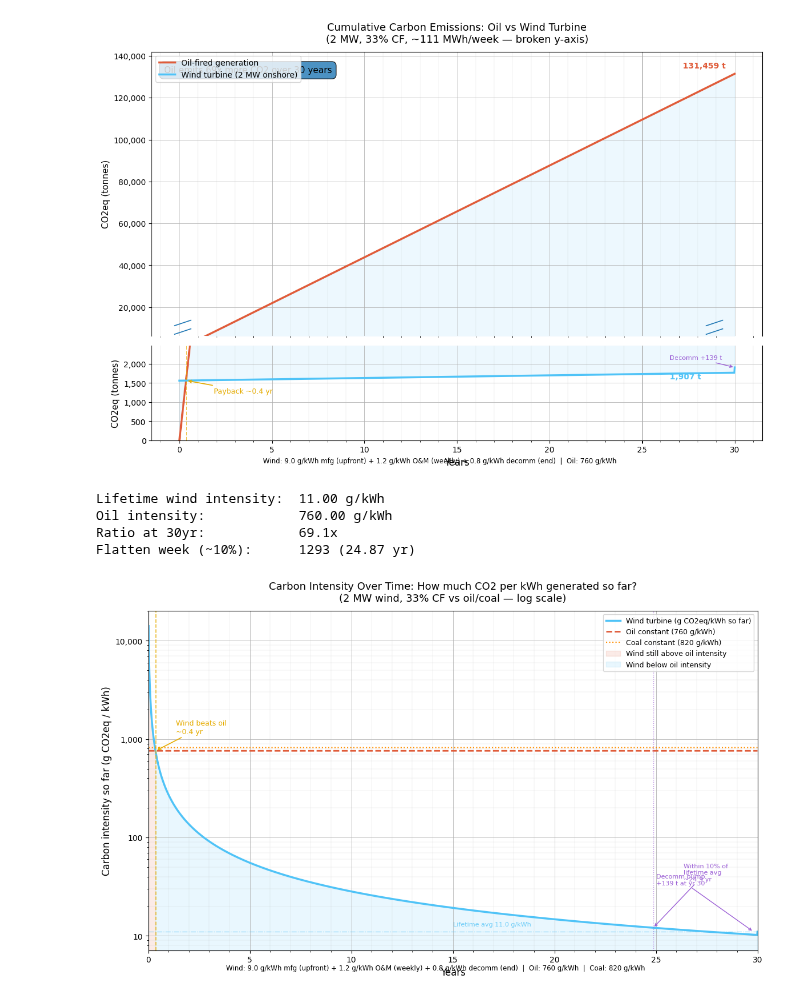
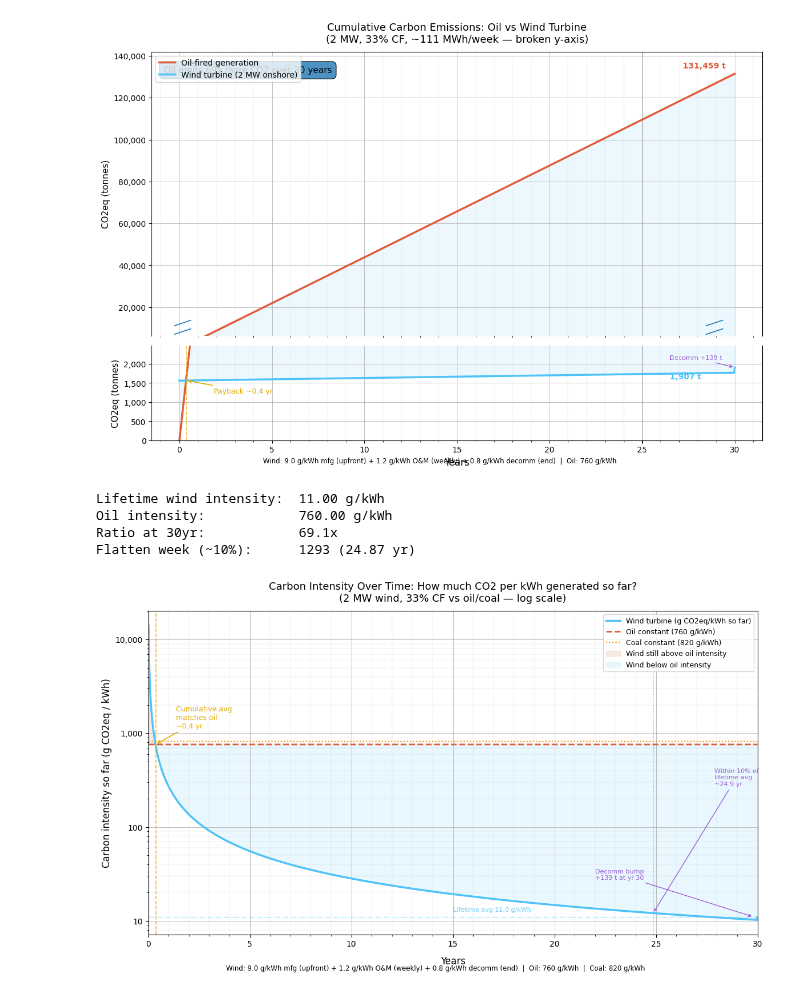
Before and after one commit to lookbusy1344/Relativity, a Jupyter notebook: Python/Carbon.ipynb, the cells around one changed output. Cells and saved outputs as stored; diff of their text form; code cells hidden in the pictures.

Commit message:
fix(Carbon): spread cluttered annotations and fix x-axis label overlap on intensity chart

```diff
--- a/Python/Carbon.ipynb
+++ b/Python/Carbon.ipynb
@@ -265,7 +269,7 @@ with np.errstate(divide="ignore", invalid="ignore"):
     )
 
 # Oil intensity is constant at OIL_KG_PER_MWH by construction
-# Wind intensity starts very high and decays toward ~10 g/kWh
+# Wind intensity starts very high and decays toward ~11 g/kWh (lifetime average)
 
 years_axis = weeks / 52
 
@@ -318,6 +322,7 @@ ax.semilogy(
 ax.fill_between(
     years_axis[1:],
     wind_intensity[1:],
+    OIL_KG_PER_MWH,
     where=wind_intensity[1:] > OIL_KG_PER_MWH,
     alpha=0.12,
     color=COLOR_OIL,
@@ -326,6 +331,7 @@ ax.fill_between(
 ax.fill_between(
     years_axis[1:],
     wind_intensity[1:],
+    OIL_KG_PER_MWH,
     where=wind_intensity[1:] <= OIL_KG_PER_MWH,
     alpha=0.12,
     color=COLOR_WIND,
@@ -340,7 +346,7 @@ if crossover:
         x=crossover_yr, color="#e6ac00", linewidth=1.2, linestyle="--", alpha=0.8
     )
     ax.annotate(
-        f"Wind beats oil\n~{crossover_yr:.1f} yr",
+        f"Cumulative avg\nmatches oil\n~{crossover_yr:.1f} yr",
         xy=(crossover_yr, OIL_KG_PER_MWH),
         xytext=(crossover_yr + 1.0, OIL_KG_PER_MWH * 1.5),
         color="#e6ac00",
@@ -348,7 +354,7 @@ if crossover:
         arrowprops=dict(arrowstyle="->", color="#e6ac00", lw=1.2),
     )
 
-# Mark flatten point
+# Mark flatten point — text placed in the mid log-range to avoid the crowded bottom
 if flatten_years:
     ax.axvline(
         x=flatten_years, color="#9c5fd6", linewidth=1.0, linestyle=":", alpha=0.7
@@ -356,17 +362,18 @@ if flatten_years:
     ax.annotate(
         f"Within 10% of\nlifetime avg\n~{flatten_years:.1f} yr",
         xy=(flatten_years, wind_intensity[flatten_week]),
-        xytext=(flatten_years + 1.5, wind_intensity[flatten_week] * 3),
+        xytext=(flatten_years + 3.0, lifetime_wind_intensity * 25),
         color="#9c5fd6",
         fontsize=8,
         arrowprops=dict(arrowstyle="->", color="#9c5fd6", lw=1.0),
     )
 
-# Decommissioning blip annotation
+# Decommissioning blip annotation — text anchored just above lifetime avg to
+# keep it well below the "Within 10%" label above
 ax.annotate(
     f"Decomm bump\n+{wind_decomm_kg / 1000:.0f} t at yr 30",
     xy=(29.8, wind_intensity[WEEKS]),
-    xytext=(25.0, wind_intensity[WEEKS] * 3),
+    xytext=(22.0, lifetime_wind_intensity * 2.5),
     color="#9c5fd6",
     fontsize=8,
     arrowprops=dict(arrowstyle="->", color="#9c5fd6", lw=1.0),
@@ -391,37 +398,37 @@ ax.text(
 )
 
 # Axes
-ax.set_xlabel("Years", fontsize=12)
+ax.set_xlabel("Years", fontsize=12, labelpad=10)
 ax.set_ylabel("Carbon intensity so far (g CO2eq / kWh)", fontsize=12)
 ax.set_title(
     "Carbon Intensity Over Time: How much CO2 per kWh generated so far?\n"
     f"(2 MW wind, 33% CF vs oil/coal — log scale)",
     fontsize=13,
     pad=12,
 )
 ax.set_xlim(0, 30)
 ax.xaxis.set_major_locator(ticker.MultipleLocator(5))
 ax.xaxis.set_minor_locator(ticker.MultipleLocator(1))
 ax.yaxis.set_major_formatter(ticker.FuncFormatter(lambda x, _: f"{x:,.0f}"))
 ax.grid(True, linewidth=0.7, alpha=0.8)
 ax.grid(True, which="minor", linewidth=0.3, alpha=0.4)
 ax.legend(fontsize=9, loc="upper right")
 
 fig.text(
     0.5,
     0.01,
     f"Wind: {WIND_MANUFACTURING_KG_PER_MWH} g/kWh mfg (upfront) + {WIND_OM_KG_PER_MWH} g/kWh O&M (weekly) + {WIND_DECOMM_KG_PER_MWH} g/kWh decomm (end)  |  "
     f"Oil: {OIL_KG_PER_MWH:.0f} g/kWh  |  Coal: {COAL_KG_PER_MWH:.0f} g/kWh",
     ha="center",
     fontsize=8.5,
 )
 
-plt.subplots_adjust(left=0.08, right=0.97, top=0.91, bottom=0.06)
+plt.subplots_adjust(left=0.08, right=0.97, top=0.91, bottom=0.10)
 # %% [output]
 Lifetime wind intensity:  11.00 g/kWh
 Oil intensity:            760.00 g/kWh
 Ratio at 30yr:            69.1x
 Flatten week (~10%):      1293 (24.87 yr)
-[figure, old version]
+[figure, new version]
 # %% [markdown]
 ## Notes on Assumptions
```
Also changed, not shown: parts of 2 cells of this notebook.
